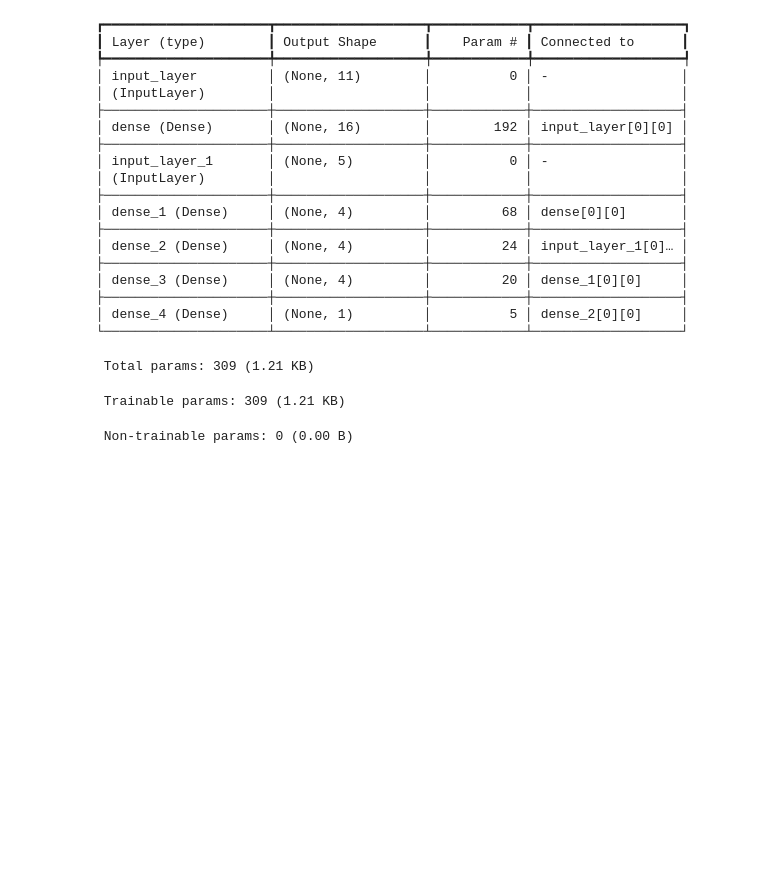
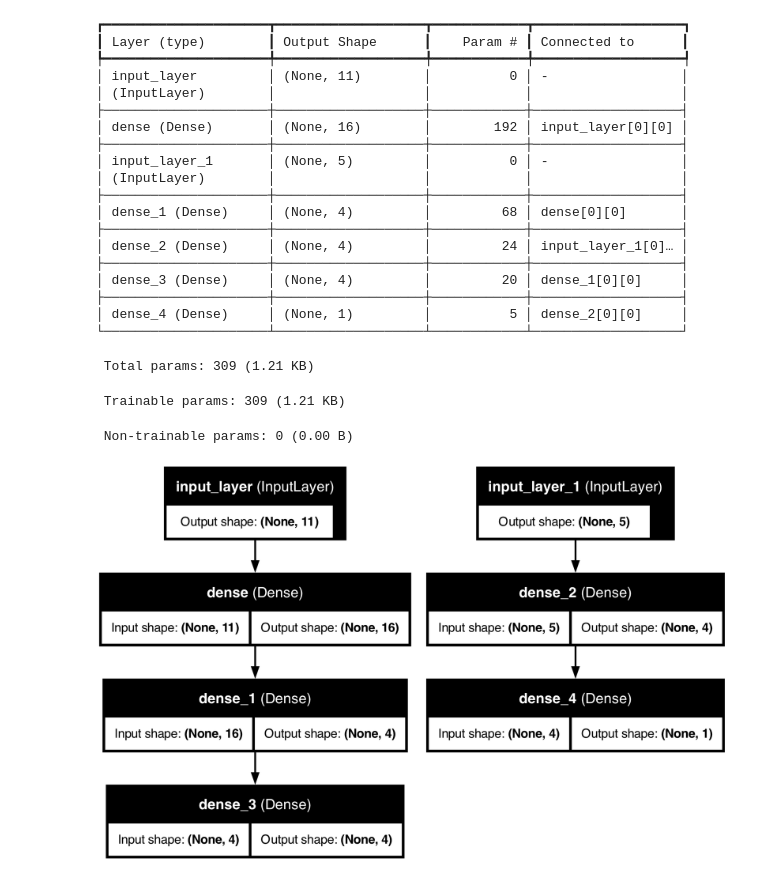
Before and after one commit to Rhy-Shah/NeuralNetworks, a Jupyter notebook: MultiLayers.ipynb, the cells around one changed output. Saved outputs shown, nothing was run; the diff lists cells and outputs as text; code cells hidden in the pictures; blank space fills up the shorter version.

Commit message:
Add new features to enhance model performance and usability

```diff
--- a/MultiLayers.ipynb
+++ b/MultiLayers.ipynb
@@ -43,3 +44,7 @@ Model: "Model1"
  Total params: 309 (1.21 KB)
  Trainable params: 309 (1.21 KB)
  Non-trainable params: 0 (0.00 B)
+# %%
+plot_model(model_functional, to_file='model.png', show_shapes=True, show_layer_names=True)
+# %% [output]
+[figure, added]
```
Also changed, not shown: parts of 1 cell of this notebook, 1 other file.
